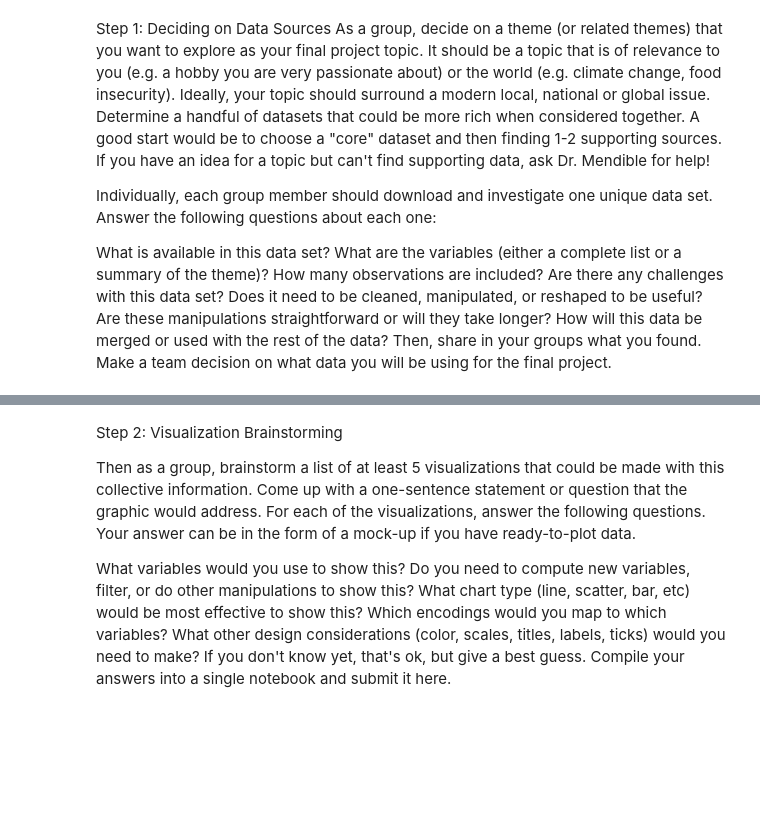
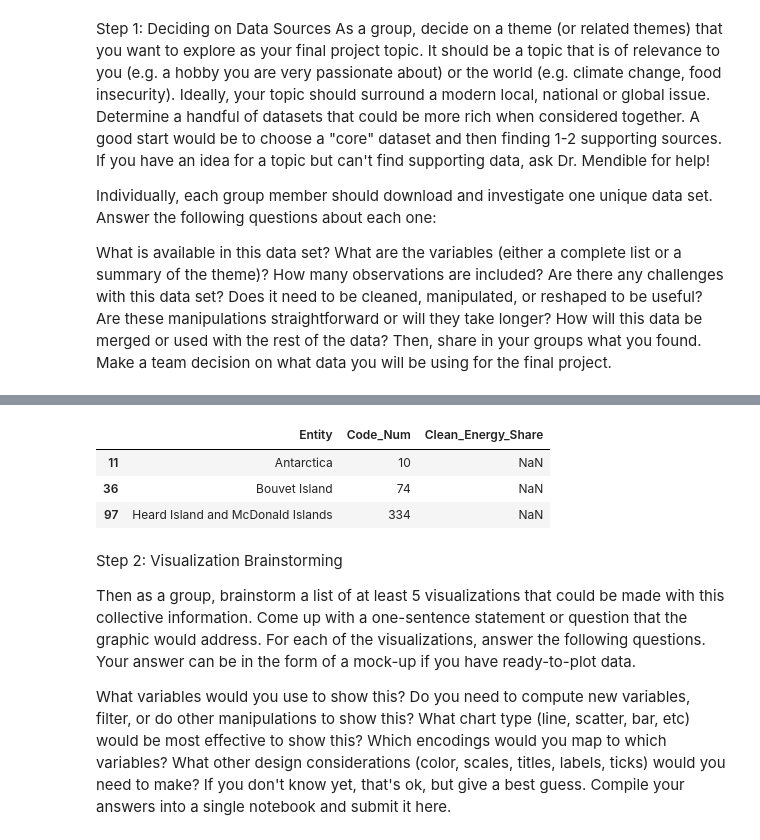
Before and after one commit to roy-y-2023/data3310, a Jupyter notebook: FinalProject/DATA_3310_Final_Project_Roy.ipynb, the cells around one changed output, grey strips where cells are left out. Saved outputs shown, nothing was run; the diff lists cells and outputs as text; code cells hidden in the pictures; blank space fills up the shorter version.

```diff
--- a/FinalProject/DATA_3310_Final_Project_Roy.ipynb
+++ b/FinalProject/DATA_3310_Final_Project_Roy.ipynb
@@ -92,3 +163,11 @@ energy_consumption_by_source_and_country_df.head()
+# %%
+# show countries with missing values
+all_countries_df[all_countries_df["Clean_Energy_Share"].isna()]
+# %% [output]
+|  | Entity | Code_Num | Clean_Energy_Share |
+| 11 | Antarctica | 10 | NaN |
+| 36 | Bouvet Island | 74 | NaN |
+| 97 | Heard Island and McDonald Islands | 334 | NaN |
 # %% [markdown]
 Step 2: Visualization Brainstorming
 
```
Also changed, not shown: parts of 4 cells of this notebook, 2 other files.
